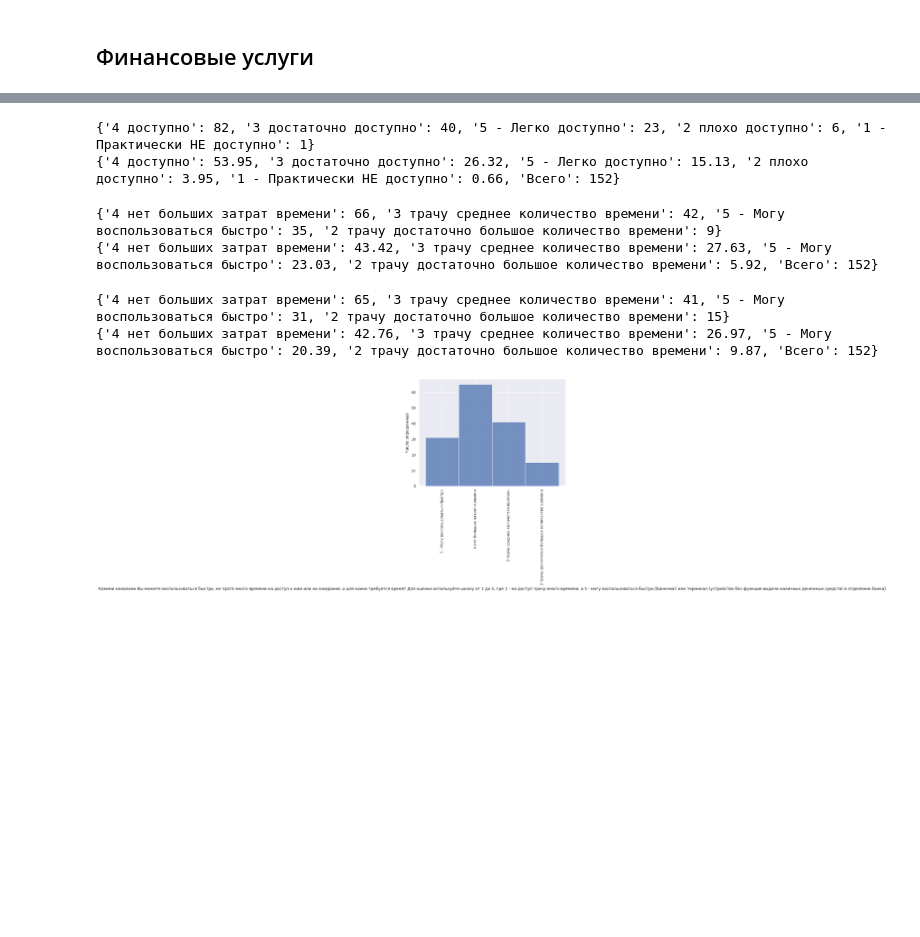
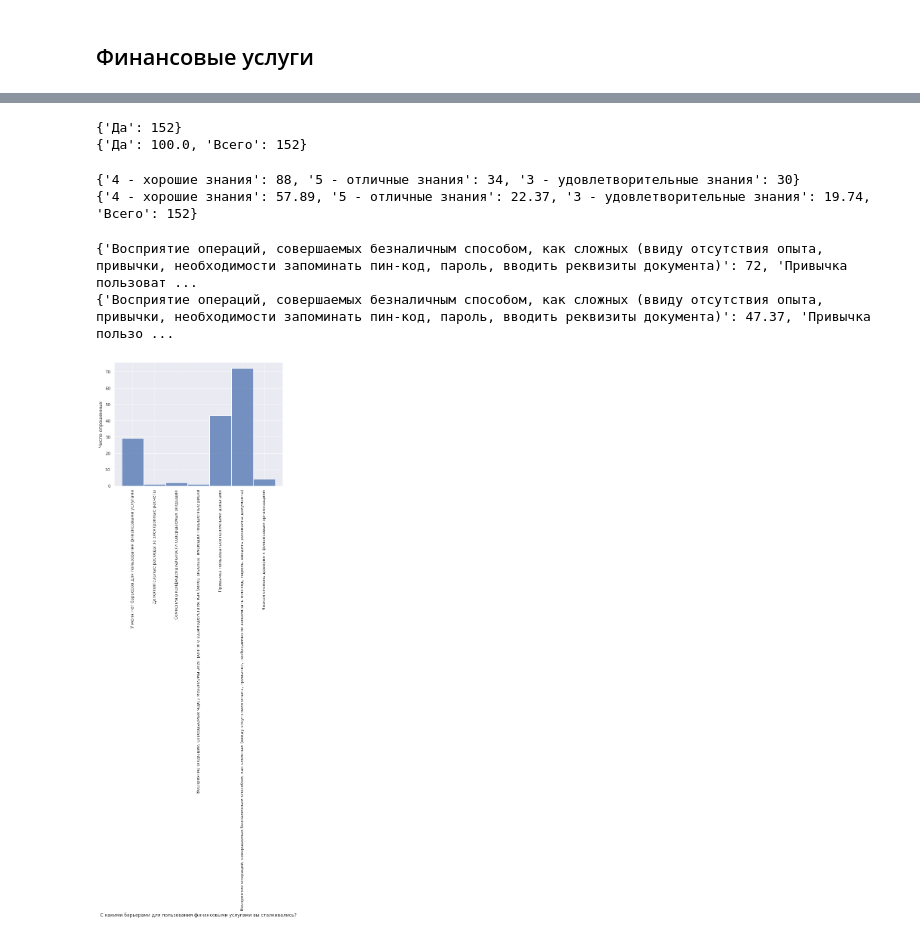
Before and after one commit to Segrey372017/CompetitiveReport, a Jupyter notebook: consumer_poll_2021.ipynb, the cells around one changed output, grey strips where cells are left out. Saved outputs shown, nothing was run; the diff lists cells and outputs as text; code cells hidden in the pictures; blank space fills up the shorter version.

```diff
--- a/consumer_poll_2021.ipynb
+++ b/consumer_poll_2021.ipynb
@@ -781,29 +800,29 @@ display(HTML(html_str))
 # %%
 # Можете ли вы пользоваться финансовыми услугами дистанционно (с помощью персонального компьютера или мобильных устройств)?
-access = dict(Counter(kin_data.iloc[:, 367]).most_common())
+access = dict(Counter(kin_data.iloc[:, 374]).most_common())
 print(access)
 print(calc_percent(access))
 # %% [output]
-{'4 доступно': 82, '3 достаточно доступно': 40, '5 - Легко доступно': 23, '2 плохо доступно': 6, '1 - Практически НЕ доступно': 1}
-{'4 доступно': 53.95, '3 достаточно доступно': 26.32, '5 - Легко доступно': 15.13, '2 плохо доступно': 3.95, '1 - Практически НЕ доступно': 0.66, 'Всего': 152}
+{'Да': 152}
+{'Да': 100.0, 'Всего': 152}
 # %%
 # Оцените собственные знания и навыки в сфере финансовых продуктов и услуг, где 1 – нет знаний и навыков; 5 – отличные
 
-ability = dict(Counter(kin_data.iloc[:, 368]).most_common())
+ability = dict(Counter(kin_data.iloc[:, 375]).most_common())
 print(ability)
 print(calc_percent(ability))
 # %% [output]
-{'4 нет больших затрат времени': 66, '3 трачу среднее количество времени': 42, '5 - Могу воспользоваться быстро': 35, '2 трачу достаточно большое количество времени': 9}
-{'4 нет больших затрат времени': 43.42, '3 трачу среднее количество времени': 27.63, '5 - Могу воспользоваться быстро': 23.03, '2 трачу достаточно большое количество времени': 5.92, 'Всего': 152}
+{'4 - хорошие знания': 88, '5 - отличные знания': 34, '3 - удовлетворительные знания': 30}
+{'4 - хорошие знания': 57.89, '5 - отличные знания': 22.37, '3 - удовлетворительные знания': 19.74, 'Всего': 152}
 # %%
 # С какими барьерами для пользования финансовыми услугами вы сталкивались?
-bar= dict(Counter(kin_data.iloc[:, 369]).most_common())
+bar= dict(Counter(kin_data.iloc[:, 376]).most_common())
 print(bar)
 print(calc_percent(bar))
 # %% [output]
-{'4 нет больших затрат времени': 65, '3 трачу среднее количество времени': 41, '5 - Могу воспользоваться быстро': 31, '2 трачу достаточно большое количество времени': 15}
-{'4 нет больших затрат времени': 42.76, '3 трачу среднее количество времени': 26.97, '5 - Могу воспользоваться быстро': 20.39, '2 трачу достаточно большое количество времени': 9.87, 'Всего': 152}
+{'Восприятие операций, совершаемых безналичным способом, как сложных (ввиду отсутствия опыта, привычки, необходимости запоминать пин-код, пароль, вводить реквизиты документа)': 72, 'Привычка пользоват ...
+{'Восприятие операций, совершаемых безналичным способом, как сложных (ввиду отсутствия опыта, привычки, необходимости запоминать пин-код, пароль, вводить реквизиты документа)': 47.37, 'Привычка пользо ...
 # %%
-make_hist(kin_data.iloc[:, 369])
+make_hist(kin_data.iloc[:, 376])
 # %% [output]
-[figure, old version]
+[figure, new version]
```
Also changed, not shown: parts of 49 cells of this notebook.
